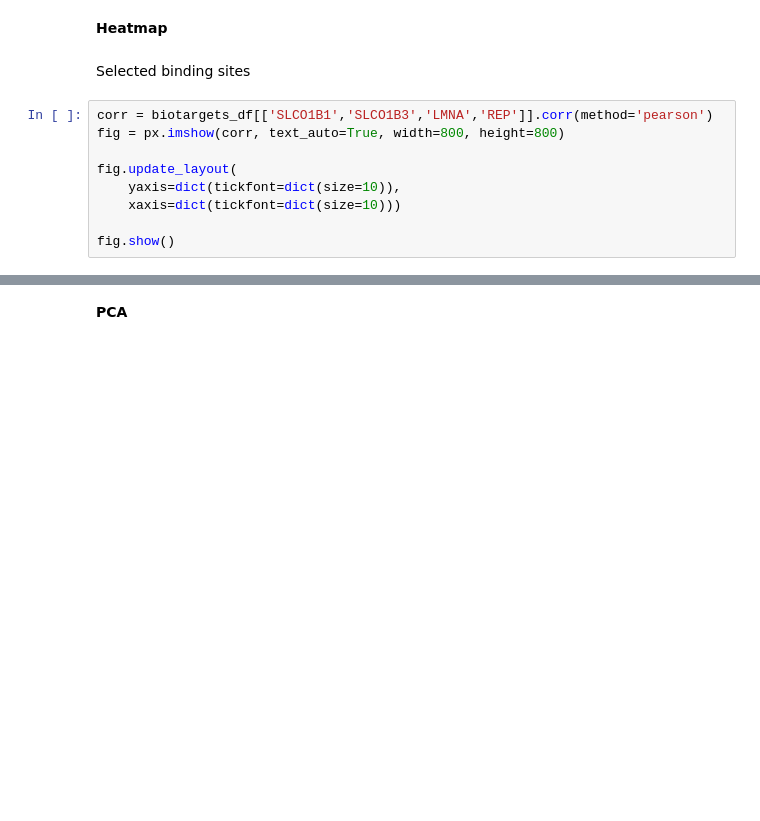
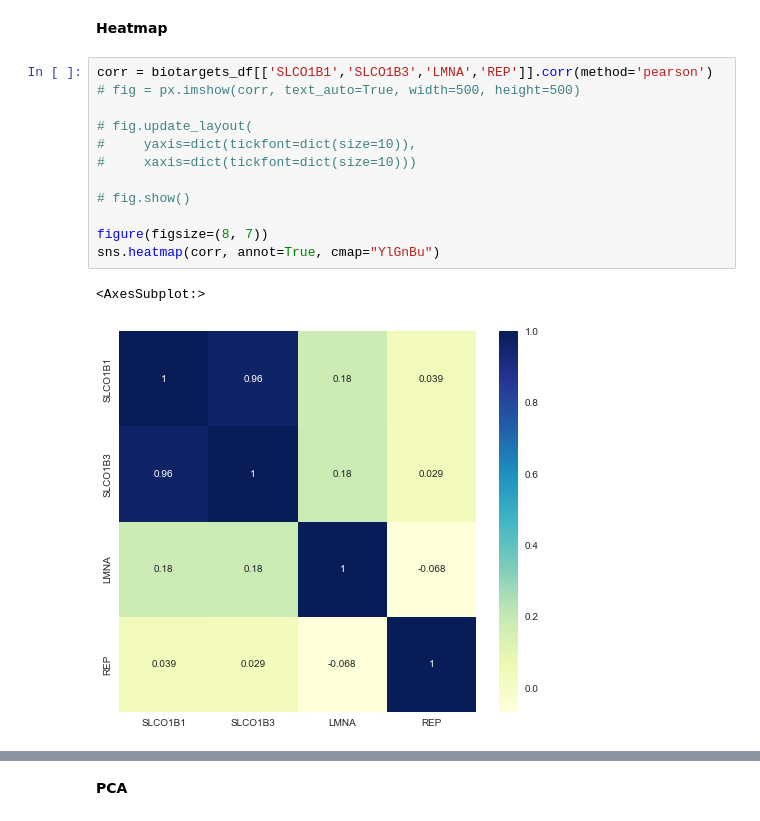
Before and after one commit to ray2g/Data-Mining-Projects, a Jupyter notebook: Project/project_script.ipynb, the cells around one changed output, grey strips where cells are left out. Saved outputs shown, nothing was run; the diff lists cells and outputs as text; blank space fills up the shorter version.

```diff
--- a/Project/project_script.ipynb
+++ b/Project/project_script.ipynb
@@ -371,14 +476,18 @@ biotargets_df.head(5)
 5 rows × 1243 columns
 # %% [markdown]
 **Heatmap**
-# %% [markdown]
-Selected binding sites
 # %%
 corr = biotargets_df[['SLCO1B1','SLCO1B3','LMNA','REP']].corr(method='pearson')
-fig = px.imshow(corr, text_auto=True, width=800, height=800)
+# fig = px.imshow(corr, text_auto=True, width=500, height=500)
 
-fig.update_layout(
-    yaxis=dict(tickfont=dict(size=10)),
-    xaxis=dict(tickfont=dict(size=10)))
+# fig.update_layout(
+#     yaxis=dict(tickfont=dict(size=10)),
+#     xaxis=dict(tickfont=dict(size=10)))
 
-fig.show()
+# fig.show()
+
+figure(figsize=(8, 7))
+sns.heatmap(corr, annot=True, cmap="YlGnBu")
+# %% [output]
+<AxesSubplot:>
+[figure, added]
```
Also changed, not shown: parts of 102 cells of this notebook, 25 other files.
